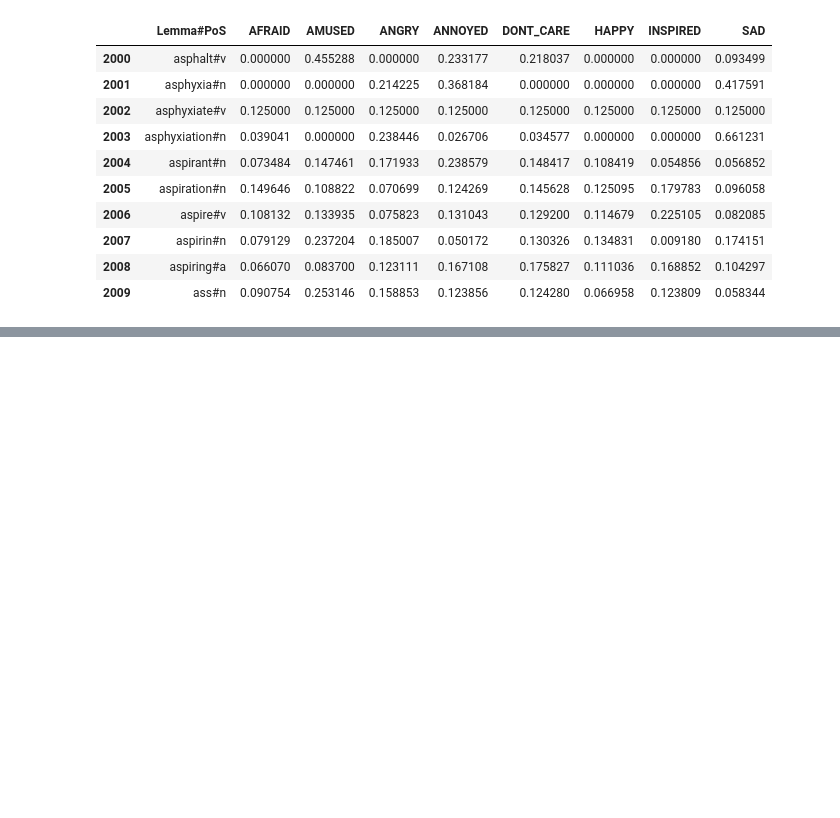
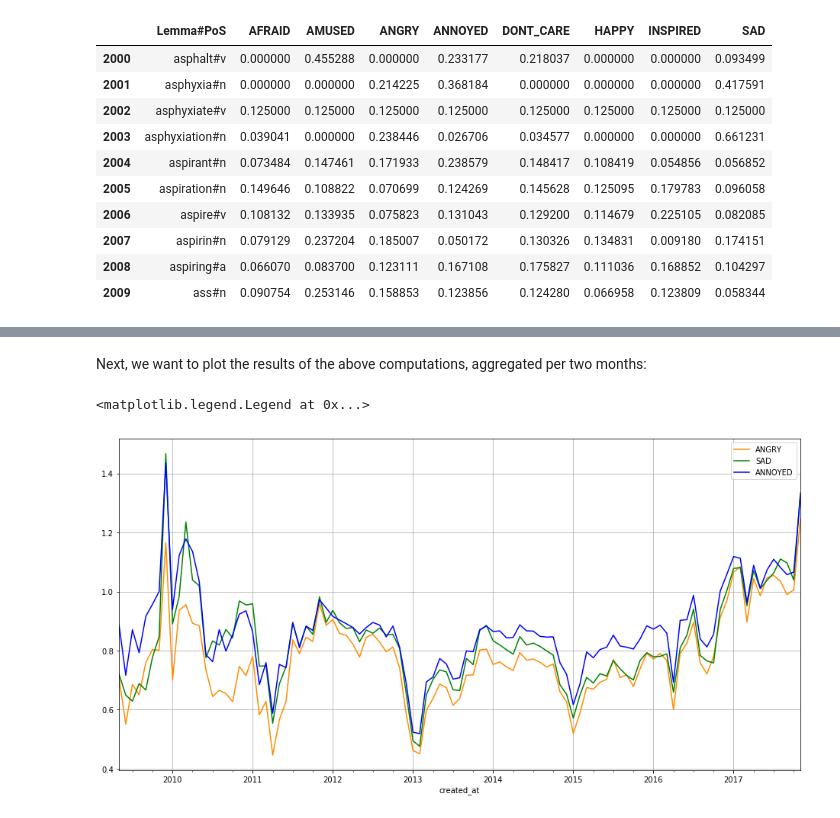
Before and after one commit to baetuc/ADA-CS-401, a Jupyter notebook: Project/Cip/Project-final.ipynb, the cells around one changed output, grey strips where cells are left out. Saved outputs shown, nothing was run; the diff lists cells and outputs as text; code cells hidden in the pictures; blank space fills up the shorter version.

```diff
--- a/Project/Cip/Project-final.ipynb
+++ b/Project/Cip/Project-final.ipynb
@@ -285,5 +233,0 @@ sentiment_by_favorite.sort_values(by='sentiment_by_favorite', ascending=True).he
-# %%
-def reconstruct_tweet(tweet):
-    return ' '.join(process_tweet(tweet)[0])
-
-condensed_dataset['reconstructed_text'] = condensed_dataset.text.apply(reconstruct_tweet)
@@ -469,0 +384,16 @@ get_tweet_scores(condensed_all.iloc[-1].text)
+# %%
+def get_tweet_scores(tweet):
+    '''Function that computes the tweet emotion scores for the given tweet.'''
+
+    score_dict = initialize_scores() # initialize the scores to 0
+    emotions_words = set(emotions_df['Lemma#PoS'])
+
+    words_filtered_pos = process_tweet_pos(tweet) # process the tweet as written above
+
+    for word_pos in words_filtered_pos:
+        if word_pos not in emotions_words: # pass over the words which are not in Depeche Mood dataset
+            continue
+
+        update_scores(word_pos, score_dict) # update the scores for each emotion according to the scores of the current word
+
+    return score_dict
@@ -469,0 +402,15 @@ get_tweet_scores(condensed_all.iloc[-1].text)
+# %%
+condensed_final = condensed_dataset.copy()
+emotions = set(emotions_df.columns) - {'Lemma#PoS'} # all the emotions in the dataset
+
+emotions_dict = {emotion : [] for emotion in emotions} # for each emotion, construct the list of tweet scores, in order
+
+for tweet in condensed_final.text:
+    scores = get_tweet_scores(tweet) # compute the emotion scores, for each emotion
+
+    for emotion, score in scores.items():
+        emotions_dict[emotion].append(score)
+
+for emotion_name, emotion_values in emotions_dict.items():
+    new_column = pd.Series(emotion_values, index=condensed_final.index) # create the new column with the index of dataframe
+    condensed_final[emotion_name] = new_column # add new column to dataframe
@@ -469,0 +427,14 @@ get_tweet_scores(condensed_all.iloc[-1].text)
+# %% [markdown]
+Next, we want to plot the results of the above computations, aggregated per two months:
+# %%
+emotions = ['ANGRY', 'SAD', 'ANNOYED']
+colors = ['darkorange', 'green', 'blue']
+
+for emotion, color in zip(emotions, colors):
+    aggregate = condensed_final[emotion].groupby(pd.TimeGrouper(freq='1M')).mean()
+    aggregate.plot(grid=True, label=emotion, color=color, figsize =(16,8))
+
+plt.legend(loc='upper right')
+# %% [output]
+<matplotlib.legend.Legend at 0x...>
+[figure, added]
```
Also changed, not shown: parts of 118 cells of this notebook, 3 other files.
